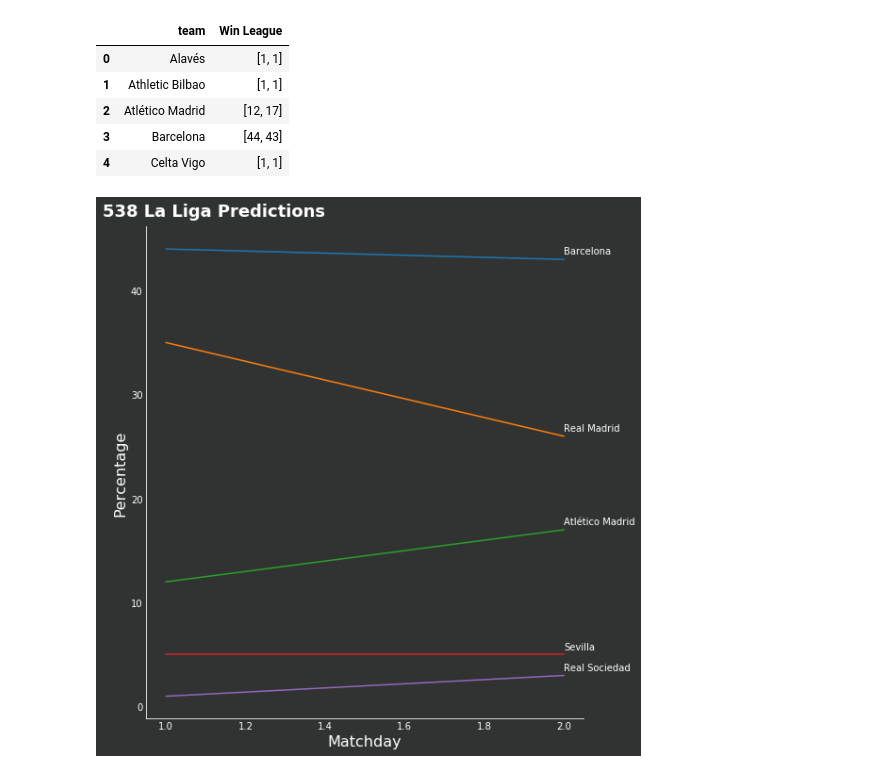
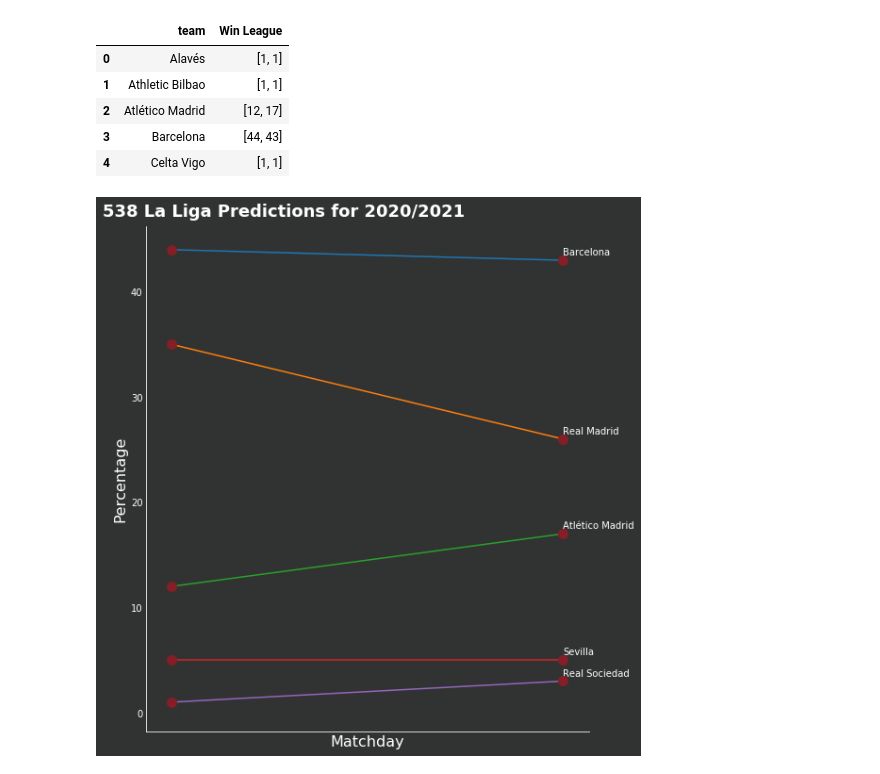
Before and after one commit to koushikkirugulige/Football-Analytics, a Jupyter notebook: 538 LaLigaPredictions/538 Laliga Predictions Graph.ipynb, the cells around one changed output. Saved outputs shown, nothing was run; the diff lists cells and outputs as text; code cells hidden in the pictures.

Commit message:
modified the graph viz
1) Removed the x-axis labels
2) Added scatter dots to denote matchday

```diff
--- a/538 LaLigaPredictions/538 Laliga Predictions Graph.ipynb
+++ b/538 LaLigaPredictions/538 Laliga Predictions Graph.ipynb
@@ -39,33 +39,37 @@ primary = "red"
 
 mpl.rcParams['xtick.color'] = text_color
 mpl.rcParams['ytick.color'] = text_color
 mpl.rcParams['xtick.labelsize'] = 10
 mpl.rcParams['ytick.labelsize'] = 10
 array_length  = len(list(df.iloc[0]['Win League'])) #len of all lists should be same
 matchday = np.asarray(list(range(1, array_length +1)))
 
 fig, ax = plt.subplots(figsize=(8,8))
 fig.set_facecolor(background)
 ax.patch.set_alpha(0)
 spines = ["top","right","bottom","left"]
 for s in spines:
     if s in ["top","right"]:
         ax.spines[s].set_visible(False)
     else:
         ax.spines[s].set_color(text_color)
 
+#this will hide the x-axis values
+frame1 = plt.gca()
+frame1.axes.get_xaxis().set_ticks([])
+
 ax.set_xlabel("Matchday", fontfamily=title_font, fontweight="regular", fontsize=16, color=text_color)
 ax.set_ylabel("Percentage", fontfamily=title_font, fontweight="regular", fontsize= 16, color=text_color)
 
 ax.tick_params(axis="both",length=0)
 for i in range(len(df)):
     x = np.asarray(list(df.iloc[i]['Win League']))
     plt.annotate(df.iloc[i]['team'],(matchday[-1],np.asarray(list(df.iloc[i]['Win League']))[array_length -1]+0.5),color=text_color)
     plt.plot(matchday,x)
-
-fig.text(0,1,"538 La Liga Predictions",fontweight="bold", fontsize=18,fontfamily=title_font, color=text_color)
+    ax.scatter(matchday,x,s=120,color='#841F27',edgecolors='#841F27', alpha=1, lw=0.25, zorder=4)
+fig.text(0,1,"538 La Liga Predictions for 2020/2021",fontweight="bold", fontsize=18,fontfamily=title_font, color=text_color)
 plt.tight_layout()
 plt.show()
 ax.grid(ls="dotted",lw="0.5",color="lightgrey", zorder=1)
 # %% [output]
-[figure, old version]
+[figure, new version]
```
